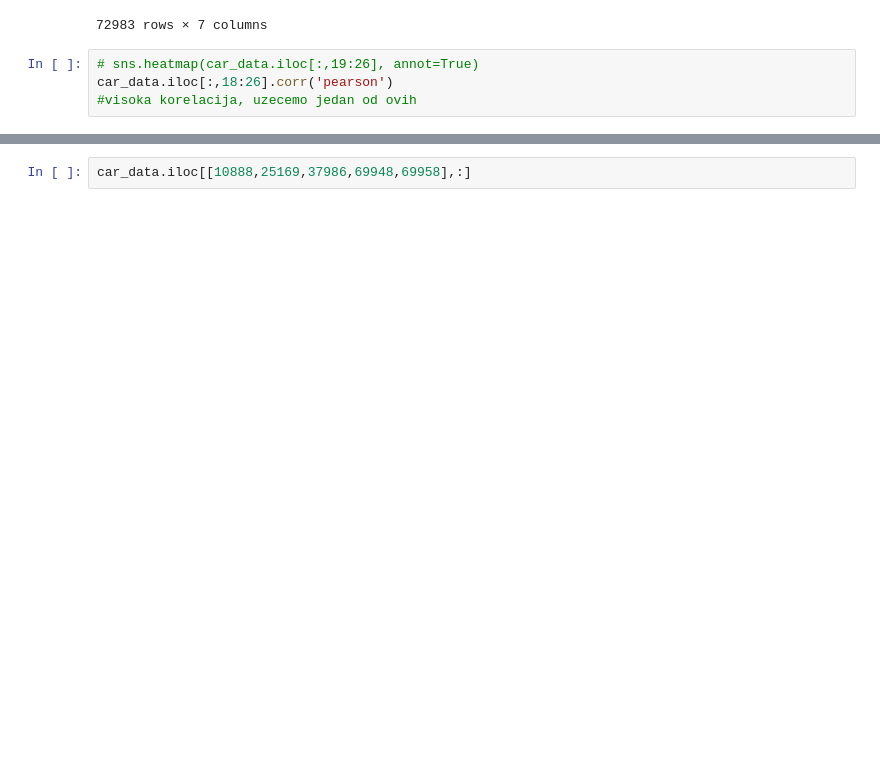
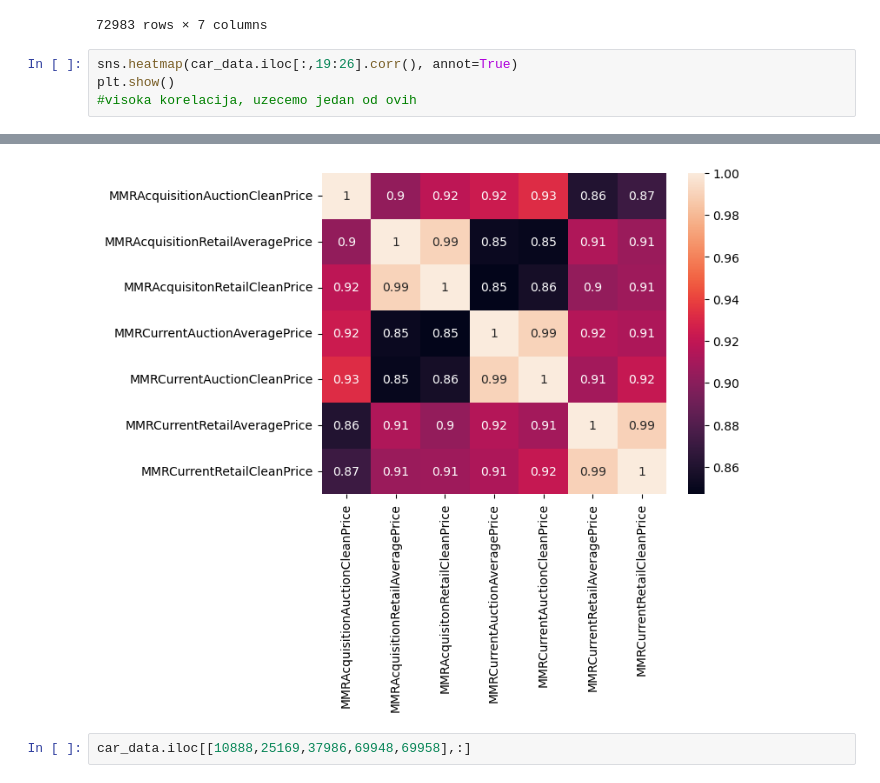
Before and after one commit to NemanjaGojkovic/Predikcija_pogodnosti_kupovine_automobila, a Jupyter notebook: masinsko-ucenje-3-domaci.ipynb, the cells around one changed output, grey strips where cells are left out. Cells and saved outputs as stored; diff of their text form; blank space fills up the shorter version.

```diff
--- a/masinsko-ucenje-3-domaci.ipynb
+++ b/masinsko-ucenje-3-domaci.ipynb
@@ -319,7 +321,7 @@ car_data.iloc[:,19:26]
 | 72982 | 8771.0 | 8638.0 | 9973.0 | 7730.0 | ... |
 72983 rows × 7 columns
 # %%
-# sns.heatmap(car_data.iloc[:,19:26], annot=True)
-car_data.iloc[:,18:26].corr('pearson')
+sns.heatmap(car_data.iloc[:,19:26].corr(), annot=True)
+plt.show()
 #visoka korelacija, uzecemo jedan od ovih
 # %% [output]
@@ -335,3 +328,4 @@ car_data.iloc[:,18:26].corr('pearson')
+[figure, added]
 # %%
 car_data.iloc[[10888,25169,37986,69948,69958],:]
 # %% [output]
```
Also changed, not shown: parts of 26 cells of this notebook.
